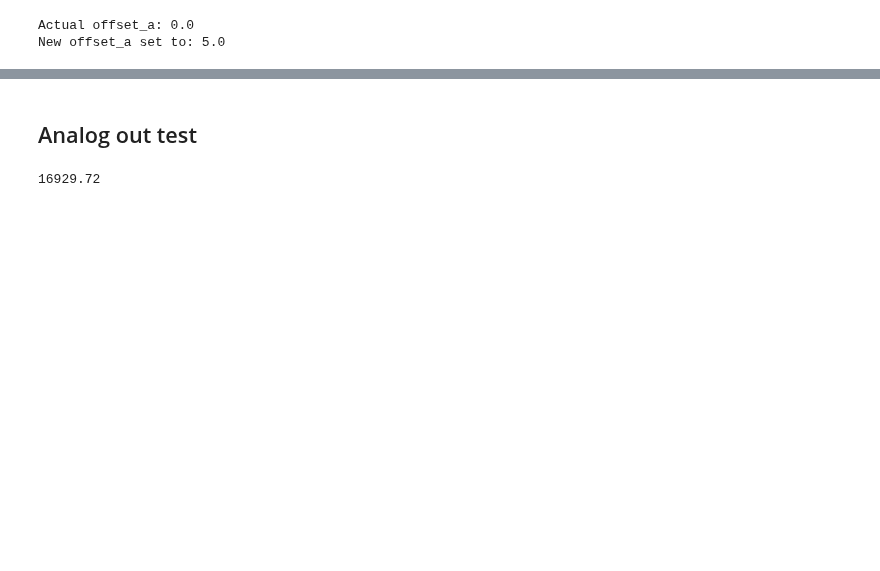
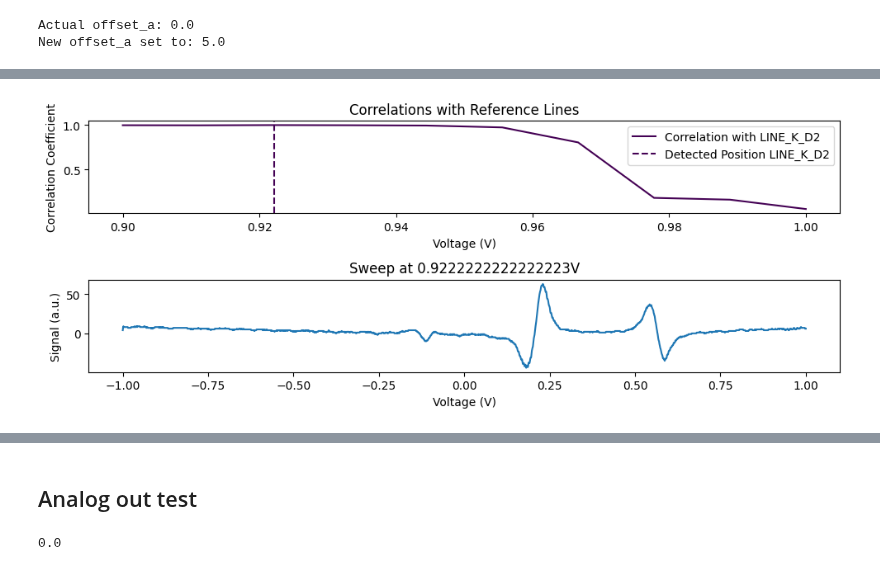
Before and after one commit to jack00look/RP_Spectroscopy, a Jupyter notebook: Laser_Lock_Controller.ipynb, the cells around one changed output, grey strips where cells are left out. Cells and saved outputs as stored; diff of their text form; code cells hidden in the pictures; blank space fills up the shorter version.

```diff
--- a/Laser_Lock_Controller.ipynb
+++ b/Laser_Lock_Controller.ipynb
@@ -102,0 +105,3 @@ RP_Locking_Controller.save_reference_line(key = 'K_D2', V_scan = 0.933, start_vo
+# %%
+RP_Locking_Controller.find_reference_lines(start_voltage = 0.9, stop_voltage = 1.0, num_points = 10)
+# %% [output]
@@ -102,0 +110 @@ RP_Locking_Controller.save_reference_line(key = 'K_D2', V_scan = 0.933, start_vo
+[figure, added]
@@ -105,7 +116,8 @@ RP_Locking_Controller.save_reference_line(key = 'K_D2', V_scan = 0.933, start_vo
 # %%
 RP_Interface.check_for_changed_parameters()
 RP_Interface.get_remote_value('big_offset')
+RP_Interface.get_remote_value('offset_a')
 # %% [output]
-16929.72
+0.0
 # %%
 RP_Interface.set_value('big_offset', 0.93)
```
Also changed, not shown: parts of 8 cells of this notebook, 9 other files.
